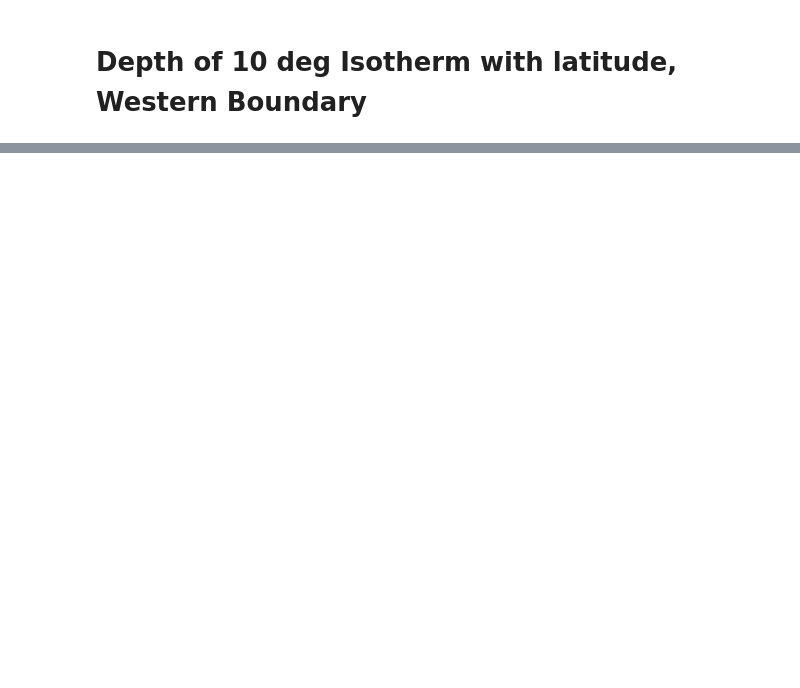
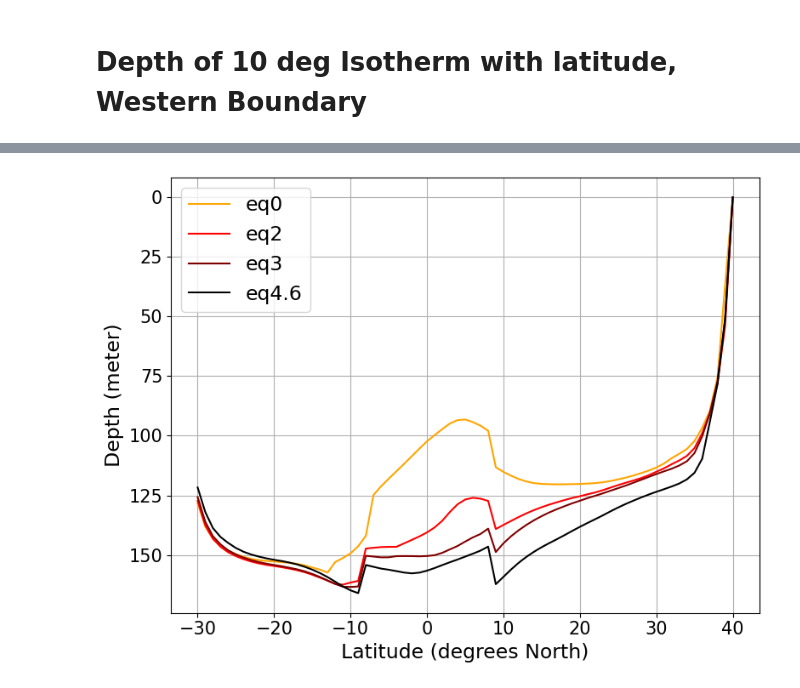
Before and after one commit to Sanjanaa-19/Equatorial_wind, a Jupyter notebook: Depth_of_temp.ipynb, the cells around one changed output, grey strips where cells are left out. Drawn from its saved outputs; the diff is of its cells as text; code cells hidden in the pictures; blank space fills up the shorter version.

```diff
--- a/Depth_of_temp.ipynb
+++ b/Depth_of_temp.ipynb
@@ -577,0 +246,30 @@ plt.show()
+# %%
+hro_values_seq0 = [eq0_10.isel(xh=1,yh=40).item()]
+hro_values_seq2 = [eq2n_10.isel(xh=1,yh=40).item()]
+hro_values_seq3 = [eq3_10.isel(xh=1,yh=40).item()]
+hro_values_scurl0 = [curl0_10.isel(xh=1,yh=40).item()]
+
+for i in range (41,111):
+
+    hro_values_seq0.append(eq0_10.isel(xh=1,yh=i).item())
+    hro_values_seq2.append(eq2n_10.isel(xh=1,yh=i).item())
+    hro_values_seq3.append(eq3_10.isel(xh=1,yh=i).item())
+    hro_values_scurl0.append(curl0_10.isel(xh=1,yh=i).item())
+
+plt.figure(figsize=(8,6))
+plt.plot(a, hro_values_seq0, linestyle='-', color='orange', label='eq0')
+plt.plot(a, hro_values_seq2, linestyle='-', color='r', label='eq2')
+plt.plot(a, hro_values_seq3, linestyle='-', color='maroon', label='eq3')
+plt.plot(a, hro_values_scurl0, linestyle='-', color='black', label='eq4.6')
+
+plt.gca().invert_yaxis()
+
+plt.grid(True)
+plt.xlabel('Latitude (degrees North)', fontsize=17)
+plt.ylabel('Depth (meter)', fontsize=17)
+plt.legend(fontsize=17)
+plt.tick_params(axis='both', which='major', labelsize=15)
+plt.tight_layout()
+plt.show()
+# %% [output]
+[figure, added]
```
Also changed, not shown: parts of 11 cells of this notebook, 17 other files.
